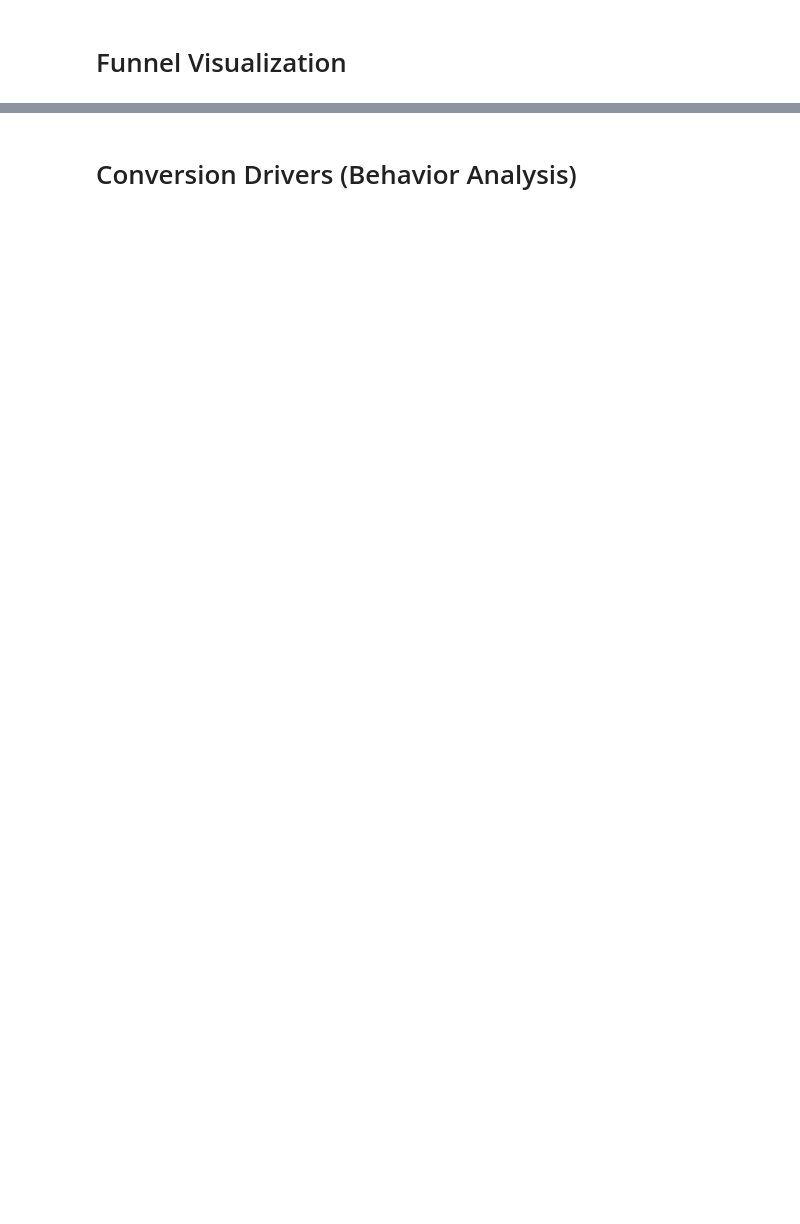
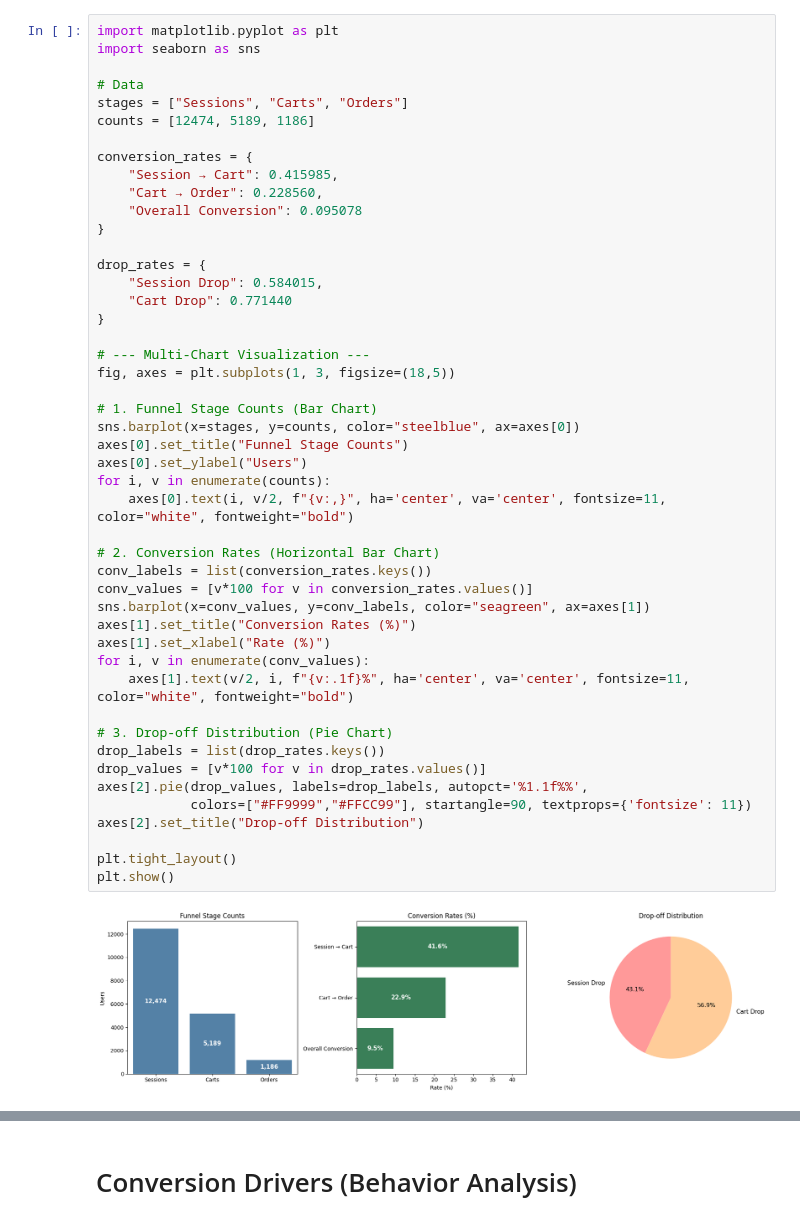
Before and after one commit to AnshikaDigarse/ecommerce-growth-analytics-python-sql, a Jupyter notebook: notebooks/02_customer_funnel_analysis.ipynb, the cells around one changed output, grey strips where cells are left out. Drawn from its saved outputs; the diff is of its cells as text; blank space fills up the shorter version.

```diff
--- a/notebooks/02_customer_funnel_analysis.ipynb
+++ b/notebooks/02_customer_funnel_analysis.ipynb
@@ -59,2 +147,49 @@ funnel_df
-# %% [markdown]
-# Funnel Visualization
+# %%
+import matplotlib.pyplot as plt
+import seaborn as sns
+
+# Data
+stages = ["Sessions", "Carts", "Orders"]
+counts = [12474, 5189, 1186]
+
+conversion_rates = {
+    "Session → Cart": 0.415985,
+    "Cart → Order": 0.228560,
+    "Overall Conversion": 0.095078
+}
+
+drop_rates = {
+    "Session Drop": 0.584015,
+    "Cart Drop": 0.771440
+}
+
+# --- Multi-Chart Visualization ---
+fig, axes = plt.subplots(1, 3, figsize=(18,5))
+
+# 1. Funnel Stage Counts (Bar Chart)
+sns.barplot(x=stages, y=counts, color="steelblue", ax=axes[0])
+axes[0].set_title("Funnel Stage Counts")
+axes[0].set_ylabel("Users")
+for i, v in enumerate(counts):
+    axes[0].text(i, v/2, f"{v:,}", ha='center', va='center', fontsize=11, color="white", fontweight="bold")
+
+# 2. Conversion Rates (Horizontal Bar Chart)
+conv_labels = list(conversion_rates.keys())
+conv_values = [v*100 for v in conversion_rates.values()]
+sns.barplot(x=conv_values, y=conv_labels, color="seagreen", ax=axes[1])
+axes[1].set_title("Conversion Rates (%)")
+axes[1].set_xlabel("Rate (%)")
+for i, v in enumerate(conv_values):
+    axes[1].text(v/2, i, f"{v:.1f}%", ha='center', va='center', fontsize=11, color="white", fontweight="bold")
+
+# 3. Drop-off Distribution (Pie Chart)
+drop_labels = list(drop_rates.keys())
+drop_values = [v*100 for v in drop_rates.values()]
+axes[2].pie(drop_values, labels=drop_labels, autopct='%1.1f%%',
+            colors=["#FF9999","#FFCC99"], startangle=90, textprops={'fontsize': 11})
+axes[2].set_title("Drop-off Distribution")
+
+plt.tight_layout()
+plt.show()
+# %% [output]
+[figure, added]
```
Also changed, not shown: parts of 22 cells of this notebook.
